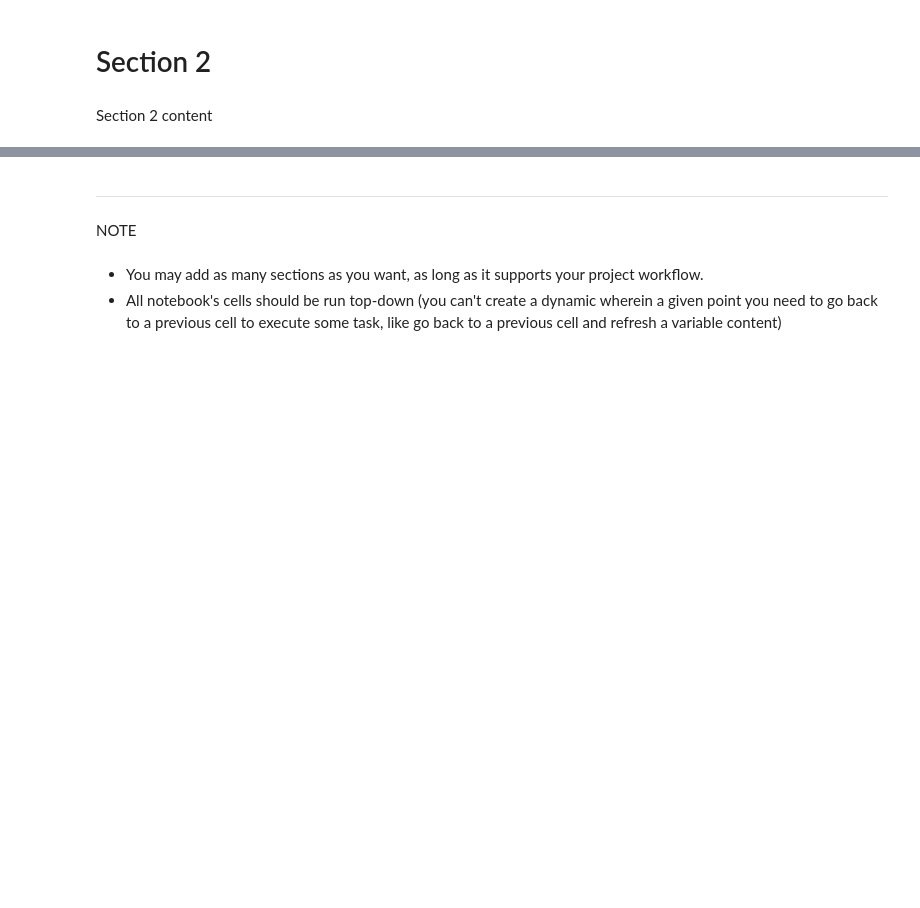
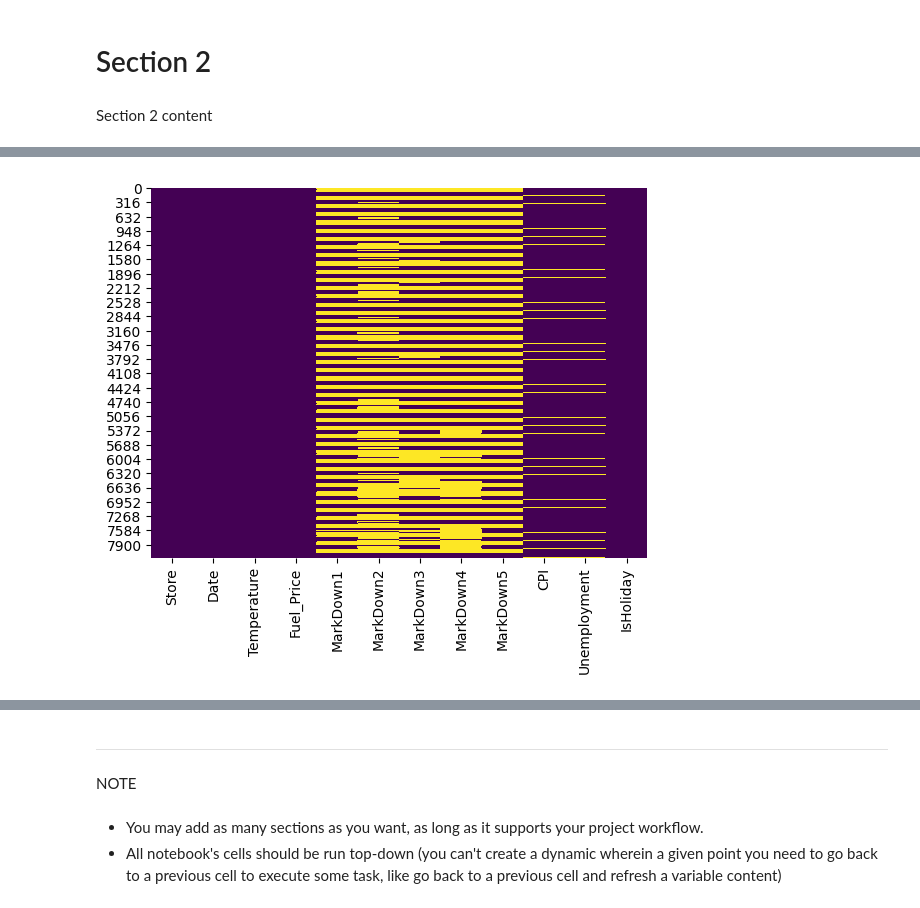
Before and after one commit to Hasnain-S1/hackathon-1, a Jupyter notebook: jupyter_notebooks/Notebook_Template.ipynb, the cells around one changed output, grey strips where cells are left out. Cells and saved outputs as stored; diff of their text form; code cells hidden in the pictures; blank space fills up the shorter version.

```diff
--- a/jupyter_notebooks/Notebook_Template.ipynb
+++ b/jupyter_notebooks/Notebook_Template.ipynb
@@ -60,0 +108,3 @@ Section 2 content
+# %%
+features = pd.read_csv("/workspace/hackathon-1/Features_data_set.csv")
+features.tail()
@@ -60,0 +150,6 @@ Section 2 content
+# %%
+sns.heatmap(features.isnull(), cbar=False, cmap="viridis")
+plt.show()
+# using a graph to show the missing values
+# %% [output]
+[figure, added]
```
Also changed, not shown: parts of 18 cells of this notebook, 1 other file.
